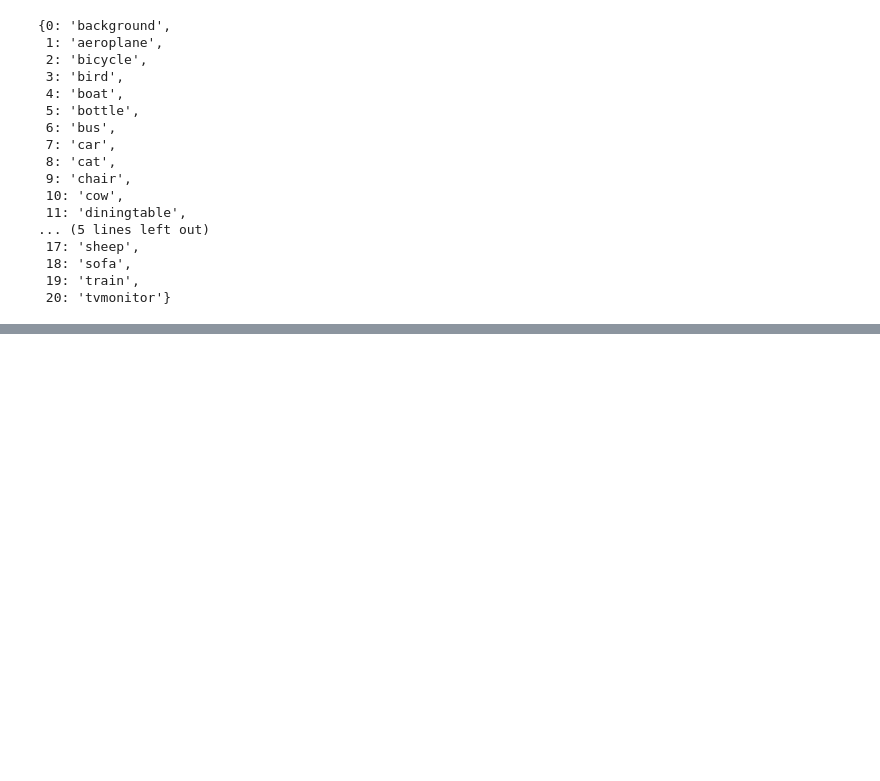
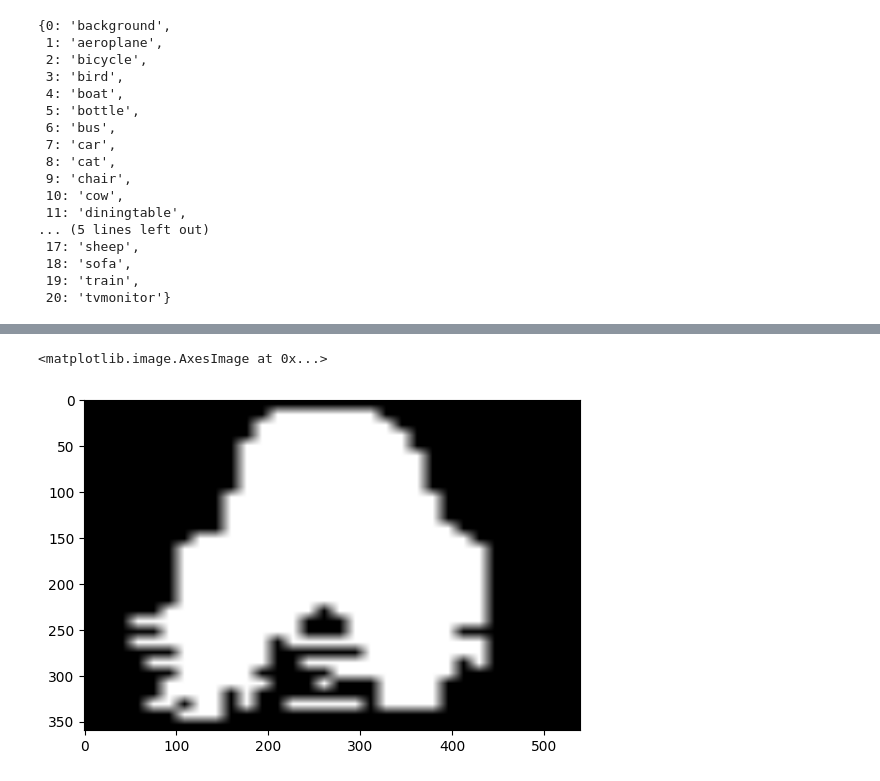
Before and after one commit to jomariya23156/realtime-webcam-bg-replace-add-filters, a Jupyter notebook: replace_bg.ipynb, the cells around one changed output, grey strips where cells are left out. Cells and saved outputs as stored; diff of their text form; code cells hidden in the pictures; blank space fills up the shorter version.

```diff
--- a/replace_bg.ipynb
+++ b/replace_bg.ipynb
@@ -52,3 +59,14 @@ array([ 0,  8, 18])
+# %%
+w, h = target_sizes[0][1], target_sizes[0][0]
+t = outputs.logits[0][15] > (0.6*outputs.logits[0][15].max())
+t = t.numpy()
+t = t.astype('uint8') * 255
+selected_mask = cv2.resize(t, (w, h))
+# %%
+plt.imshow(cv2.cvtColor(selected_mask, cv2.COLOR_GRAY2BGR))
+# %% [output]
+<matplotlib.image.AxesImage at 0x...>
+[figure, added]
 # %%
 def bin_mask_from_cls_idx(full_mask: torch.Tensor, cls_idx_list: List[int]) -> torch.Tensor:
     mask = full_mask.clone()
```
Also changed, not shown: parts of 15 cells of this notebook, 3 other files.
